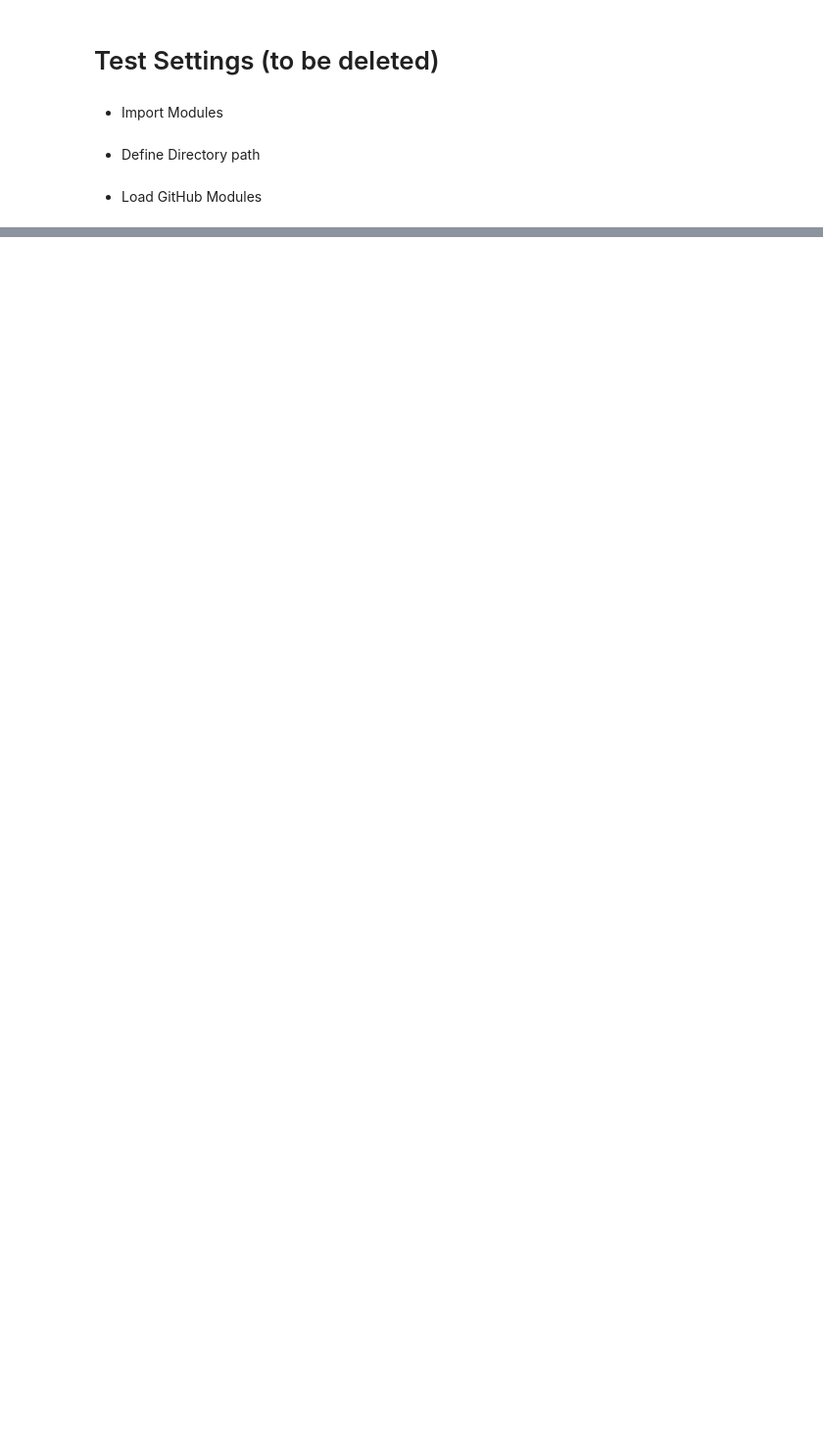
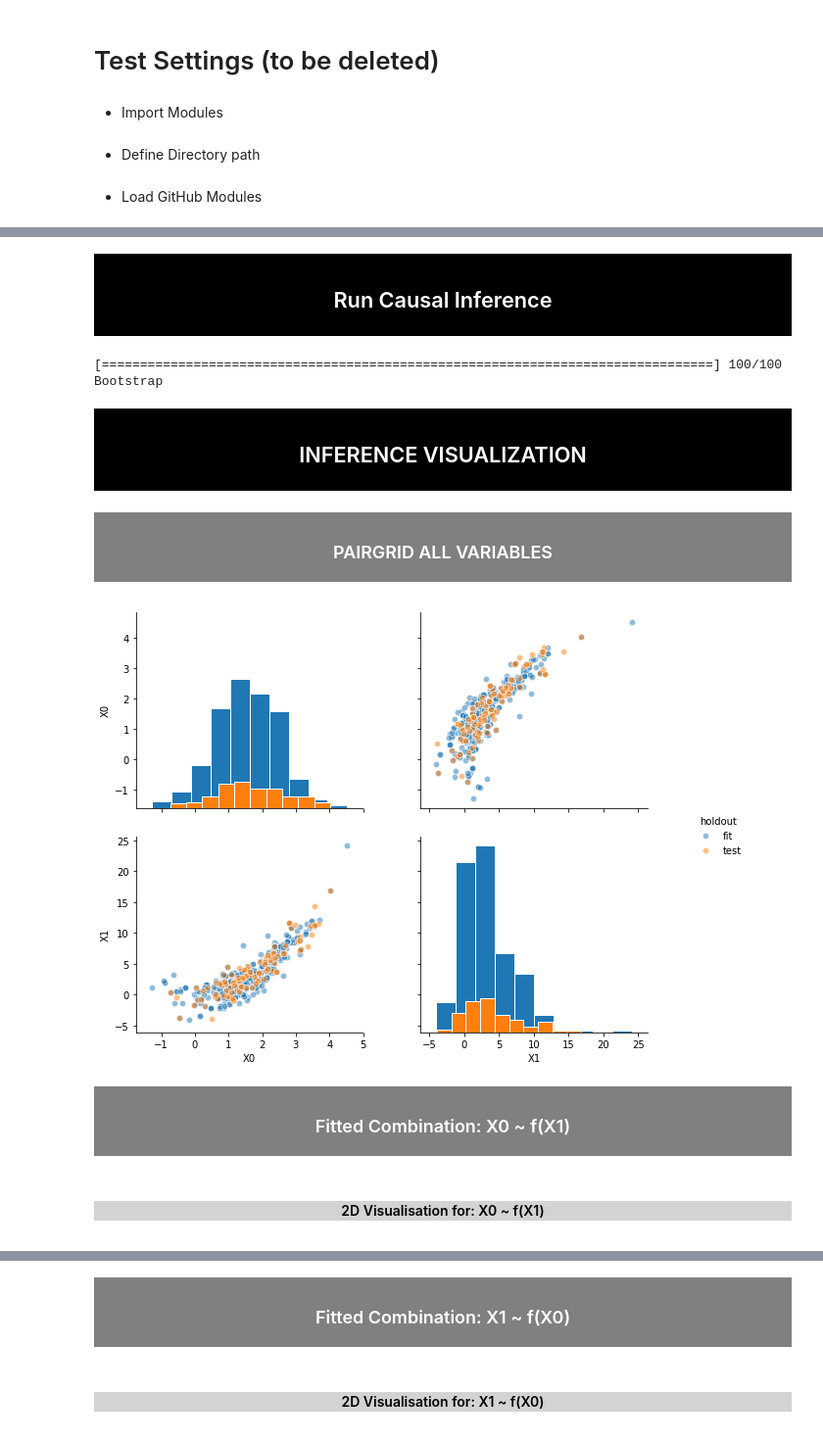
Before and after one commit to HoChiak/whypy, a Jupyter notebook: WhyPyLab.ipynb, the cells around one changed output, grey strips where cells are left out. Shown at 98% size. Cells and saved outputs as stored; diff of their text form; code cells hidden in the pictures; blank space fills up the shorter version.

Commit message:
transient inference added
add: progress bar added and minor improvements

```diff
--- a/WhyPyLab.ipynb
+++ b/WhyPyLab.ipynb
@@ -169,0 +179,2 @@ StandardScaler Description
+# %%
+mymodel = whypy.steadystate.bivariate.Model(obs=obs, combinations='all', regmod=regmod, scaler=scaler)
@@ -169,0 +183,16 @@ StandardScaler Description
+# %%
+mymodel.run(testtype='LikelihoodVariance',
+            scale=True,
+            bootstrap=100,
+            holdout=True,
+            plot_inference=True,
+            plot_results=True,
+            )
+# %% [output]
+Run Causal Inference
+[================================================================================] 100/100 Bootstrap
+INFERENCE VISUALIZATION
+PAIRGRID ALL VARIABLES
+[figure, added]
+Fitted Combination: X0 ~ f(X1)
+2D Visualisation for: X0 ~ f(X1)
@@ -169,0 +202,2 @@ StandardScaler Description
+Fitted Combination: X1 ~ f(X0)
+2D Visualisation for: X1 ~ f(X0)
```
Also changed, not shown: parts of 42 cells of this notebook, 9 other files.
